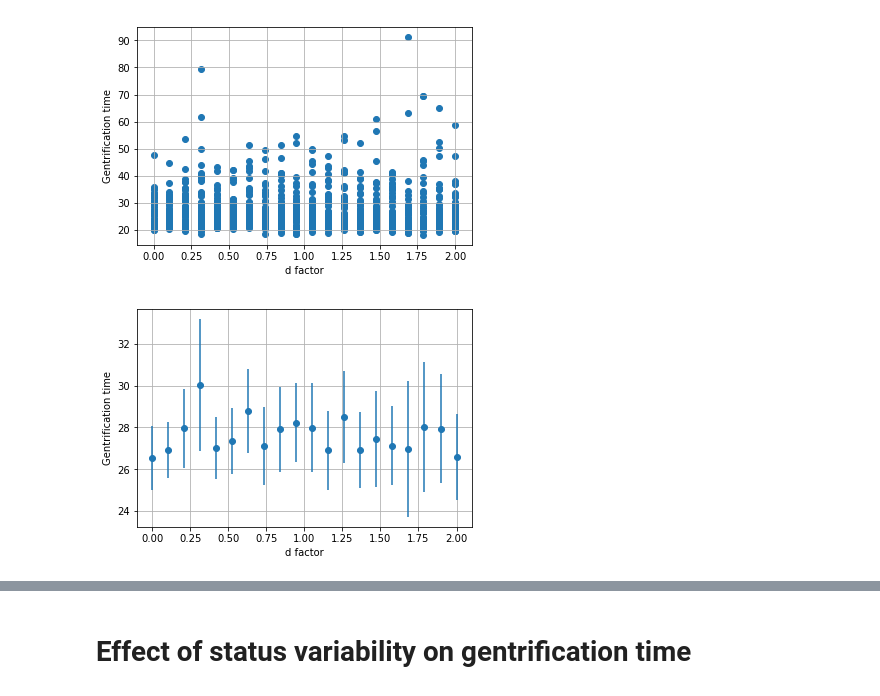
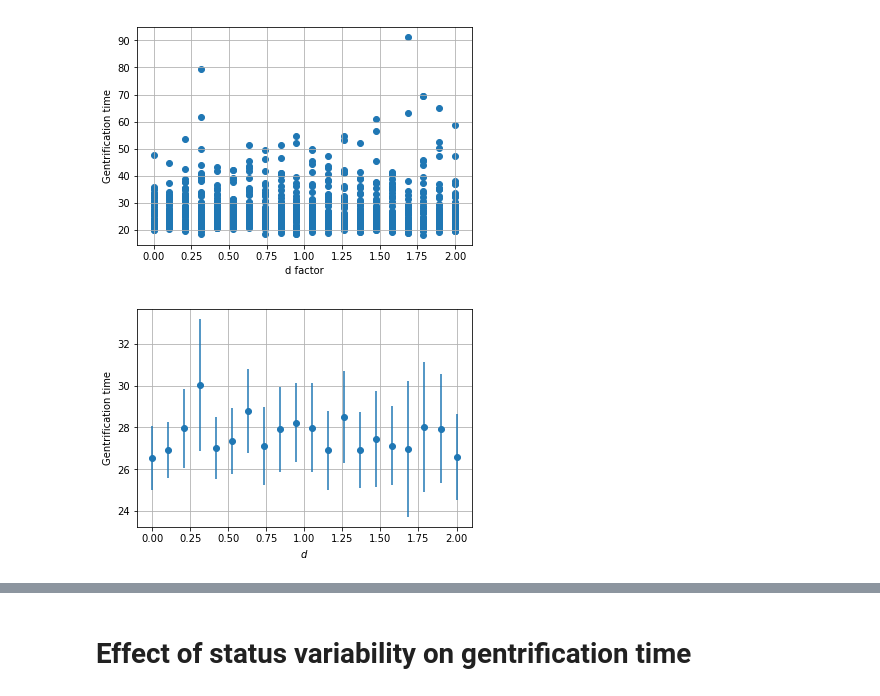
Before and after one commit to BerendNannes/ABMproject, a Jupyter notebook: Code/Shared/analysis.ipynb, the cells around one changed output, grey strips where cells are left out. Drawn from its saved outputs; the diff is of its cells as text; code cells hidden in the pictures.

```diff
--- a/Code/Shared/analysis.ipynb
+++ b/Code/Shared/analysis.ipynb
@@ -94,7 +94,7 @@ def plot_gentrification_analysis(df,N_params,iterations,param_vals,x_label):
         S = np.sqrt(np.sum((times-means[n])**2) / (times.size-1))
         confs[n] = 1.96*S / np.sqrt(times.size)
 
-    plt.errorbar(np.linspace(0.01, 0.1, 20),means,confs,fmt="o")
+    plt.errorbar(param_vals,means,confs,fmt="o")
     plt.ylabel('Gentrification time')
     plt.xlabel(x_label)
     plt.grid(True)
@@ -132,5 +135,5 @@ df.to_pickle("data/d_factor_runs.pkl")
 # %%
-plot_gentrification_analysis(df,20,50,np.linspace(0.0,2.0,20),'d_factor')
+plot_gentrification_analysis(df,20,50,np.linspace(0.0,2.0,20),r'$d$')
 plt.show()
 # %% [output]
-[figure, old version]
+[figure, new version]
```
Also changed, not shown: parts of 11 cells of this notebook.
